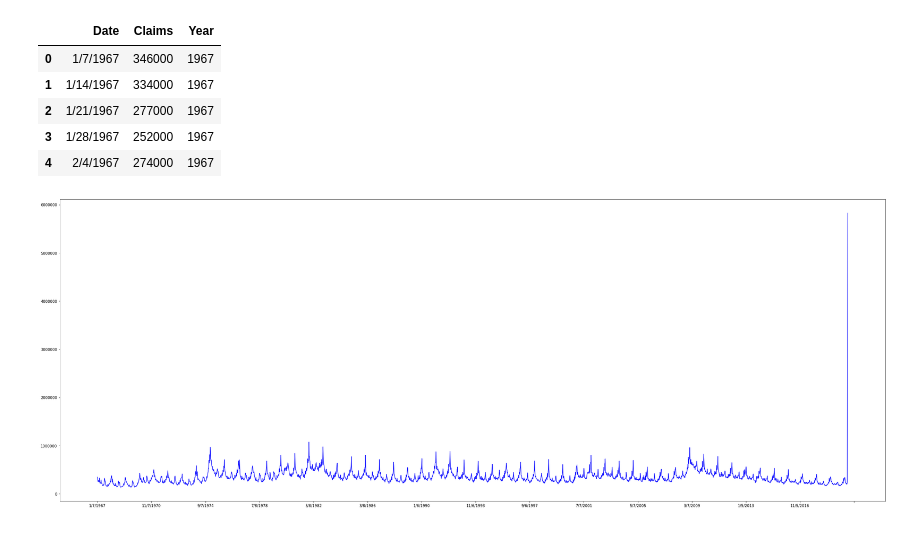
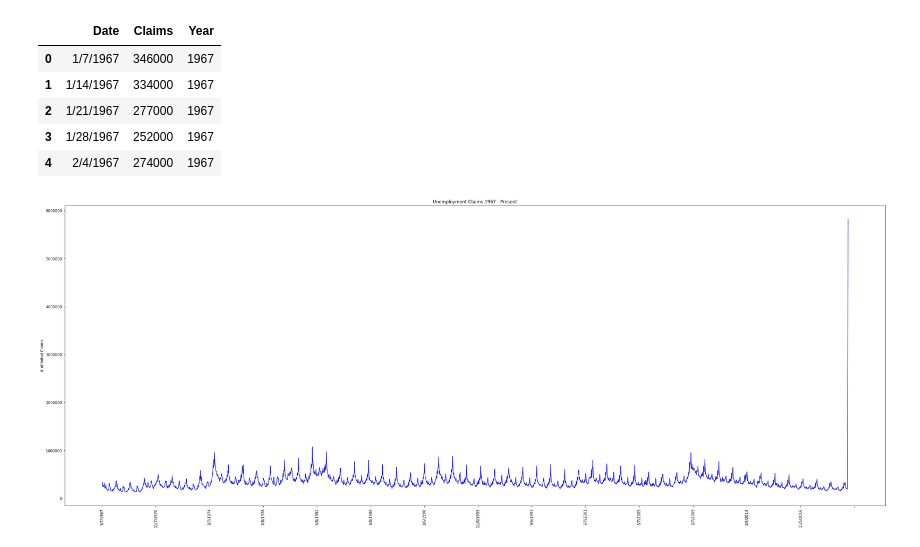
Before and after one commit to justinboggs/unemployment-claims, a Jupyter notebook: weeklyClaims.ipynb, the cells around one changed output. Saved outputs shown, nothing was run; the diff lists cells and outputs as text; code cells hidden in the pictures.

```diff
--- a/weeklyClaims.ipynb
+++ b/weeklyClaims.ipynb
@@ -43,9 +43,12 @@ year = initial_claims['Year']
 # %%
 fig = plt.figure(figsize=(40,15))
 ax = fig.add_subplot()
 chart = plt.plot(initial_claims['Date'], initial_claims['Claims'], color='blue', alpha=0.9)
 ax.xaxis.set_major_locator(plt.MaxNLocator(20))
+plt.xticks(rotation=90)
+plt.ylabel('# of Initial Claims')
+plt.title('Unemployment Claims 1967 - Present')
 plt.savefig('output/weekly_claims.png')
 plt.show()
 # %% [output]
-[figure, old version]
+[figure, new version]
```
Also changed, not shown: 3 other files.
